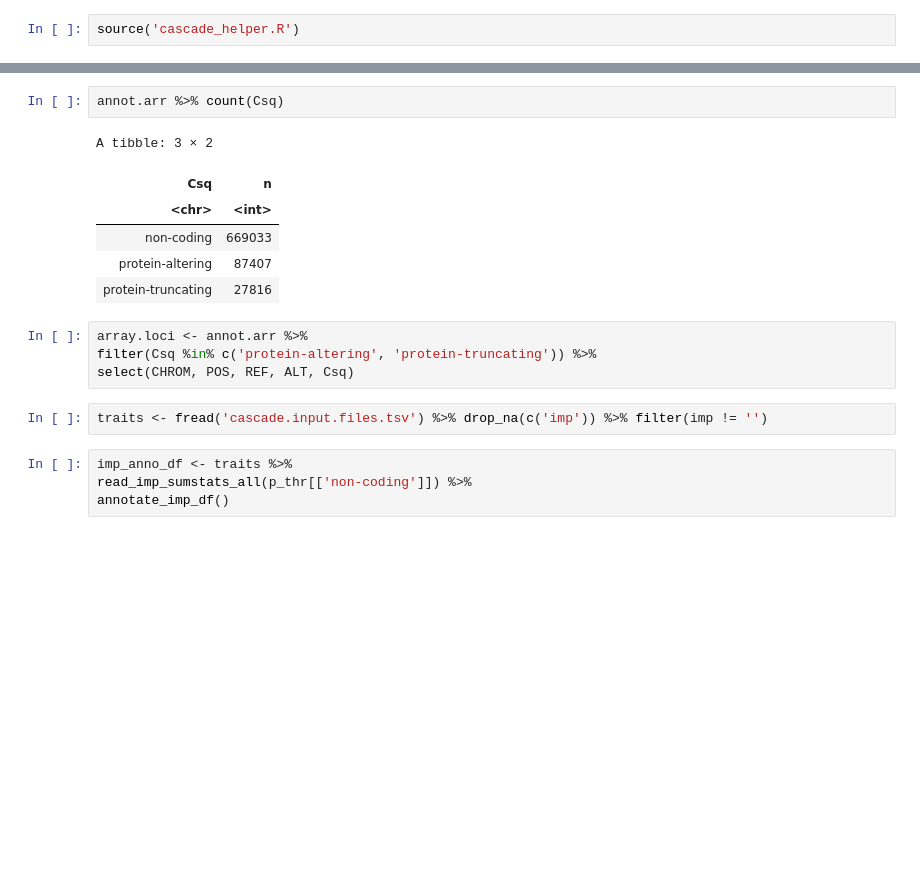
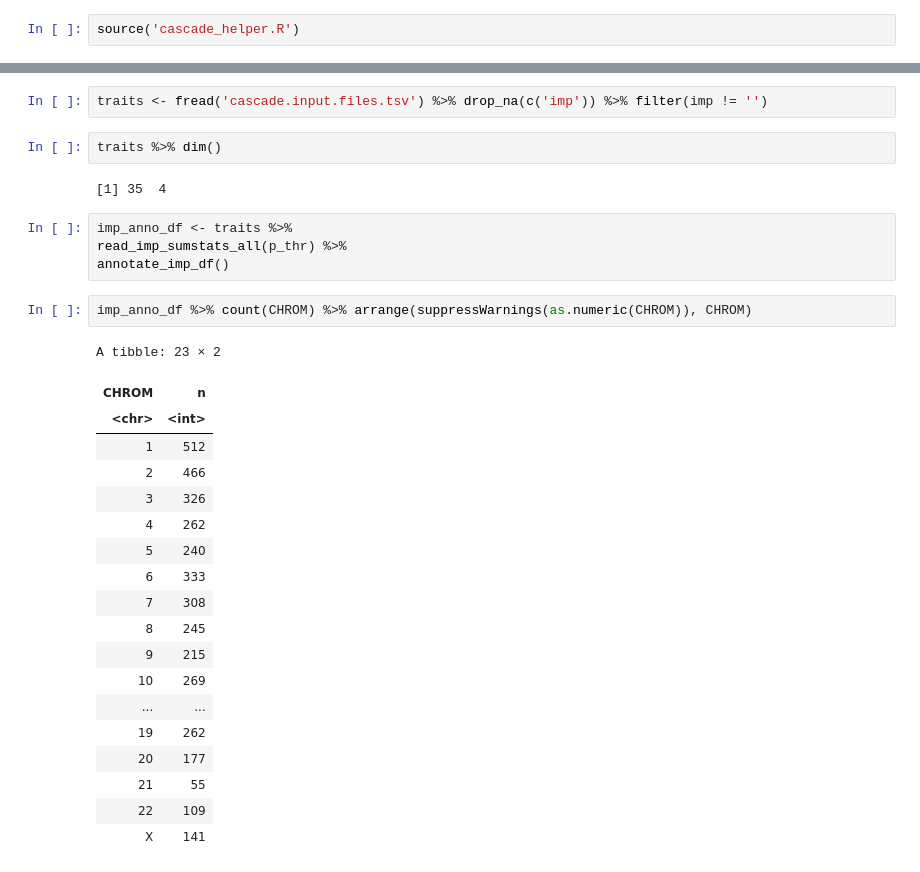
Before and after one commit to rivas-lab/biomarkers, a Jupyter notebook: cascade/4_cascade_imp.hits.ipynb, the cells around one changed output, grey strips where cells are left out. Cells and saved outputs as stored; diff of their text form; blank space fills up the shorter version.

```diff
--- a/cascade/4_cascade_imp.hits.ipynb
+++ b/cascade/4_cascade_imp.hits.ipynb
@@ -12,22 +7,35 @@ annot.arr <- read_annot_arr(annot.tbl)
-# %%
-annot.arr %>% count(Csq)
-# %% [output]
-A tibble: 3 × 2
-| Csq | n |
-| <chr> | <int> |
-| non-coding | 669033 |
-| protein-altering | 87407 |
-| protein-truncating | 27816 |
-# %%
-array.loci <- annot.arr %>%
-filter(Csq %in% c('protein-altering', 'protein-truncating')) %>%
-select(CHROM, POS, REF, ALT, Csq)
 # %%
 traits <- fread('cascade.input.files.tsv') %>% drop_na(c('imp')) %>% filter(imp != '')
+# %%
+traits %>% dim()
+# %% [output]
+[1] 35  4
 # %%
 imp_anno_df <- traits %>%
-read_imp_sumstats_all(p_thr[['non-coding']]) %>%
+read_imp_sumstats_all(p_thr) %>%
 annotate_imp_df()
+# %%
+imp_anno_df %>% count(CHROM) %>% arrange(suppressWarnings(as.numeric(CHROM)), CHROM)
+# %% [output]
+A tibble: 23 × 2
+| CHROM | n |
+| <chr> | <int> |
+| 1 | 512 |
+| 2 | 466 |
+| 3 | 326 |
+| 4 | 262 |
+| 5 | 240 |
+| 6 | 333 |
+| 7 | 308 |
+| 8 | 245 |
+| 9 | 215 |
+| 10 | 269 |
+| ... | ... |
+| 19 | 262 |
+| 20 | 177 |
+| 21 | 55 |
+| 22 | 109 |
+| X | 141 |
 # %%
 imp_anno_df %>% count(name)
 # %% [output]
```
Also changed, not shown: parts of 10 cells of this notebook, 22 other files.
